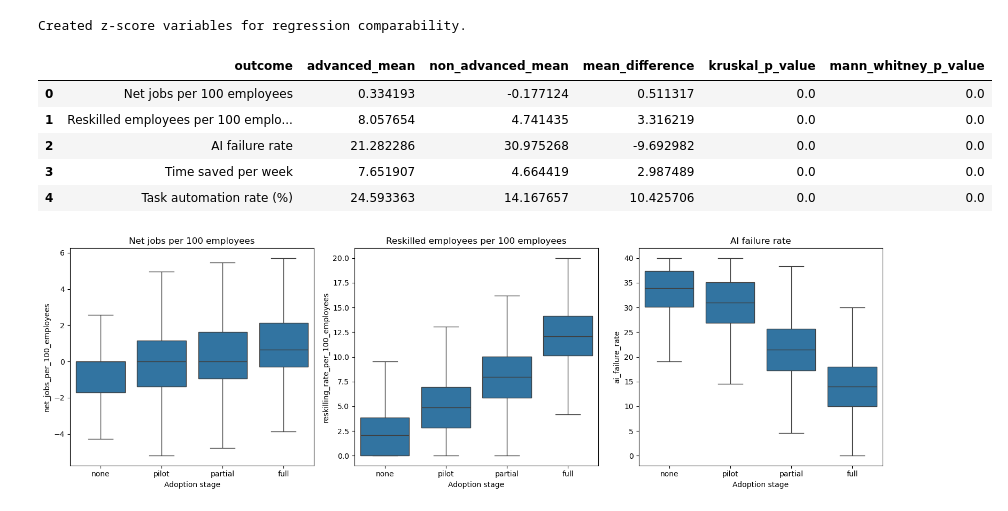
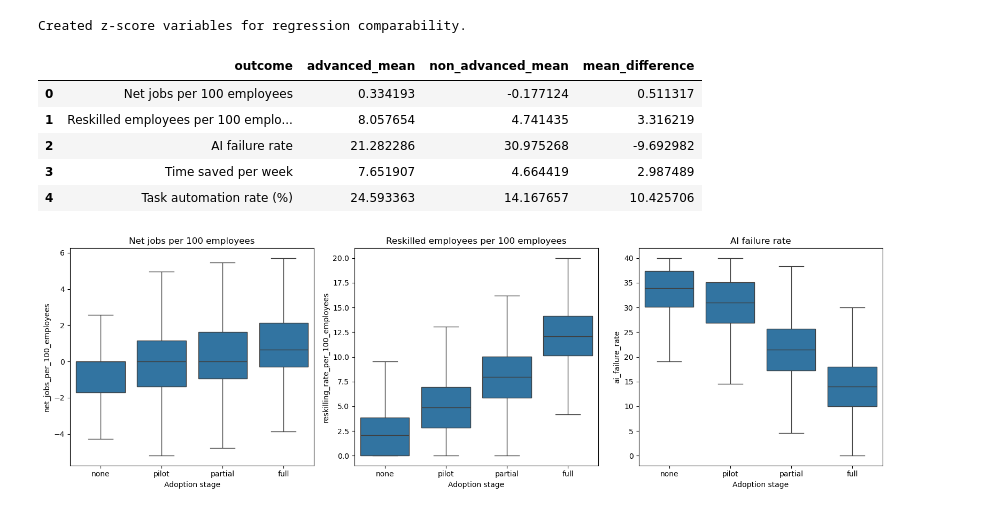
Before and after one commit to jiaobuchong/ai-adoption, a Jupyter notebook: 06_Q5_workforce_and_bayesian.ipynb, the cells around one changed output. Drawn from its saved outputs; the diff is of its cells as text; code cells hidden in the pictures.

```diff
--- a/06_Q5_workforce_and_bayesian.ipynb
+++ b/06_Q5_workforce_and_bayesian.ipynb
@@ -124,42 +124,36 @@ stage_order = ['none', 'pilot', 'partial', 'full']
 # Control terms reused from the Q4 module so this notebook is self-contained.
 ols_control_terms = 'C(country) + C(industry) + C(company_size) + C(survey_year) + C(quarter)'
 # %%
-# Group comparison of each workforce outcome by adoption maturity.
-# Kruskal-Wallis across the four stages, and Mann-Whitney U (advanced vs non-advanced).
-# H0: no difference in distribution between groups.  H1: a difference exists.  alpha = 0.05.
+# Compare each workforce outcome: advanced vs non-advanced (group means).
+# The controlled OLS models below test these differences after adjusting for context.
 workforce_outcomes = {
     'net_jobs_per_100_employees': 'Net jobs per 100 employees',
     'reskilling_rate_per_100_employees': 'Reskilled employees per 100 employees',
     'ai_failure_rate': 'AI failure rate',
     'time_saved_per_week': 'Time saved per week',
     'task_automation_rate': 'Task automation rate (%)'
 }
 
 workforce_rows = []
 for col, label in workforce_outcomes.items():
-    stage_groups = [df.loc[df['ai_adoption_stage'] == stage, col].dropna() for stage in stage_order]
-    h_stat, kw_p = stats.kruskal(*stage_groups)
     adv = df.loc[df['advanced_adoption'] == 1, col]
     nonadv = df.loc[df['advanced_adoption'] == 0, col]
-    u_stat, mw_p = stats.mannwhitneyu(adv, nonadv, alternative='two-sided')
     workforce_rows.append({
         'outcome': label,
         'advanced_mean': adv.mean(),
         'non_advanced_mean': nonadv.mean(),
-        'mean_difference': adv.mean() - nonadv.mean(),
-        'kruskal_p_value': kw_p,
-        'mann_whitney_p_value': mw_p
+        'mean_difference': adv.mean() - nonadv.mean()
     })
 
-workforce_tests = pd.DataFrame(workforce_rows)
-workforce_tests
+workforce_summary = pd.DataFrame(workforce_rows)
+workforce_summary
 # %% [output]
-|  | outcome | advanced_mean | non_advanced_mean | mean_difference | kruskal_p_value | mann_whitney_p_value |
-| 0 | Net jobs per 100 employees | 0.334193 | -0.177124 | 0.511317 | 0.0 | 0.0 |
-| 1 | Reskilled employees per 100 emplo... | 8.057654 | 4.741435 | 3.316219 | 0.0 | 0.0 |
-| 2 | AI failure rate | 21.282286 | 30.975268 | -9.692982 | 0.0 | 0.0 |
-| 3 | Time saved per week | 7.651907 | 4.664419 | 2.987489 | 0.0 | 0.0 |
-| 4 | Task automation rate (%) | 24.593363 | 14.167657 | 10.425706 | 0.0 | 0.0 |
+|  | outcome | advanced_mean | non_advanced_mean | mean_difference |
+| 0 | Net jobs per 100 employees | 0.334193 | -0.177124 | 0.511317 |
+| 1 | Reskilled employees per 100 emplo... | 8.057654 | 4.741435 | 3.316219 |
+| 2 | AI failure rate | 21.282286 | 30.975268 | -9.692982 |
+| 3 | Time saved per week | 7.651907 | 4.664419 | 2.987489 |
+| 4 | Task automation rate (%) | 24.593363 | 14.167657 | 10.425706 |
 # %%
 fig, axes = plt.subplots(1, 3, figsize=(16, 5))
 plot_cols = ['net_jobs_per_100_employees', 'reskilling_rate_per_100_employees', 'ai_failure_rate']
```
Also changed, not shown: parts of 2 cells of this notebook, 1 other file.
